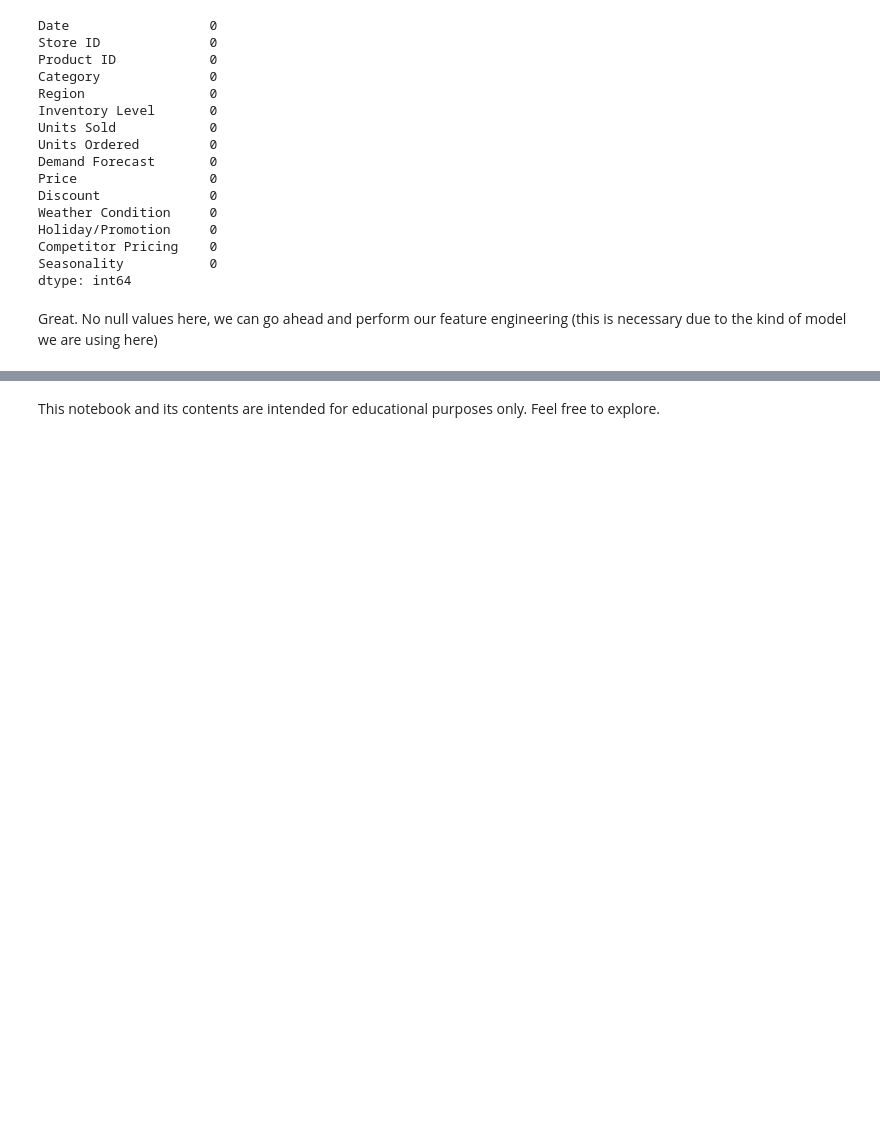
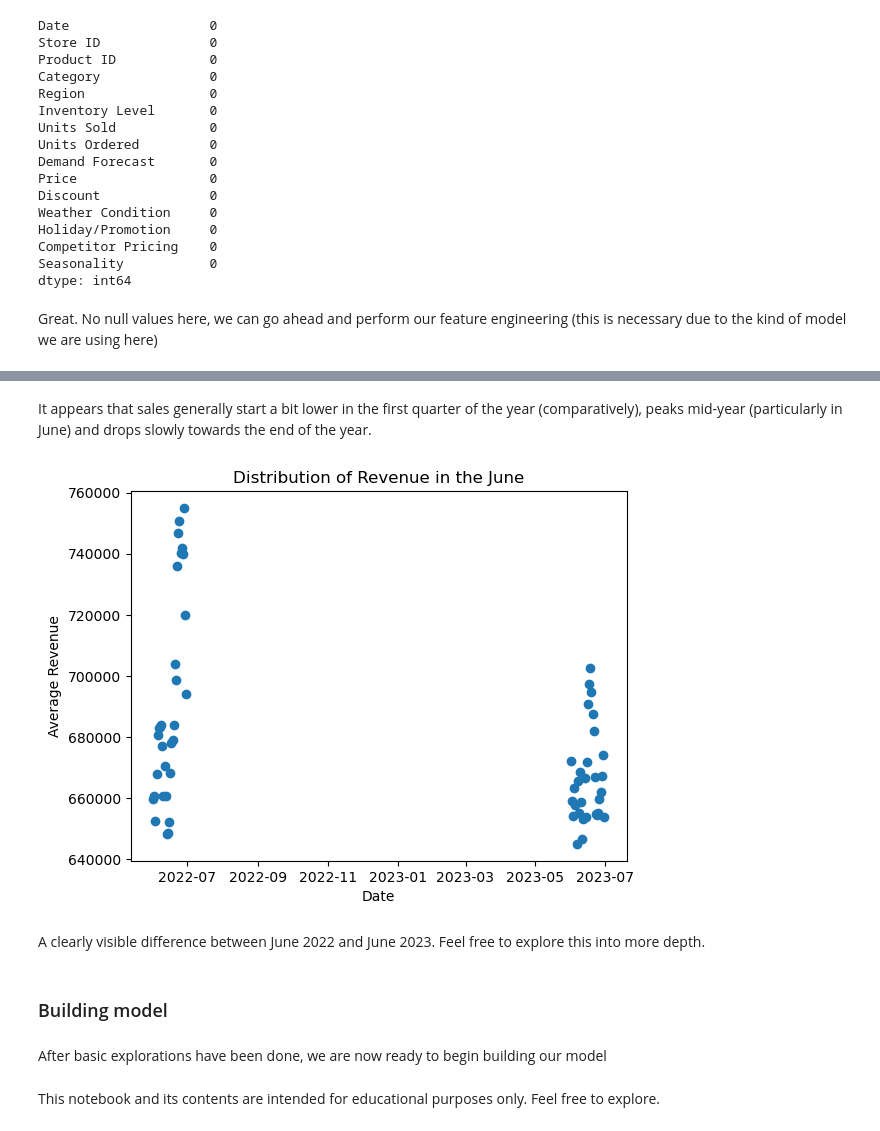
Before and after one commit to Mohammed-Hanan-Othman/time-series-forecasting, a Jupyter notebook: notebooks/sales_prediction_lightgbm.ipynb, the cells around one changed output, grey strips where cells are left out. Drawn from its saved outputs; the diff is of its cells as text; code cells hidden in the pictures; blank space fills up the shorter version.

```diff
--- a/notebooks/sales_prediction_lightgbm.ipynb
+++ b/notebooks/sales_prediction_lightgbm.ipynb
@@ -63,2 +157,19 @@ Great. No null values here, we can go ahead and perform our feature engineering
+# %% [markdown]
+It appears that sales generally start a bit lower in the first quarter of the year (comparatively), peaks mid-year (particularly in June) and drops slowly towards the end of the year.
+# %%
+# Reviewing trends in June
+june_df = daily_df[daily_df["month"] == 6]
+plt.scatter(june_df["Date"] ,june_df["rev_rolling_7_mean"])
+plt.xlabel("Date")
+plt.ylabel("Average Revenue")
+plt.title("Distribution of Revenue in the June");
+# %% [output]
+[figure, added]
+# %% [markdown]
+A clearly visible difference between June 2022 and June 2023. Feel free to explore this into more depth.
+# %% [markdown]
+### Building model
+# %% [markdown]
+After basic explorations have been done, we are now ready to begin building our model
 # %% [markdown]
 This notebook and its contents are intended for educational purposes only. Feel free to explore.
```
Also changed, not shown: parts of 17 cells of this notebook.
